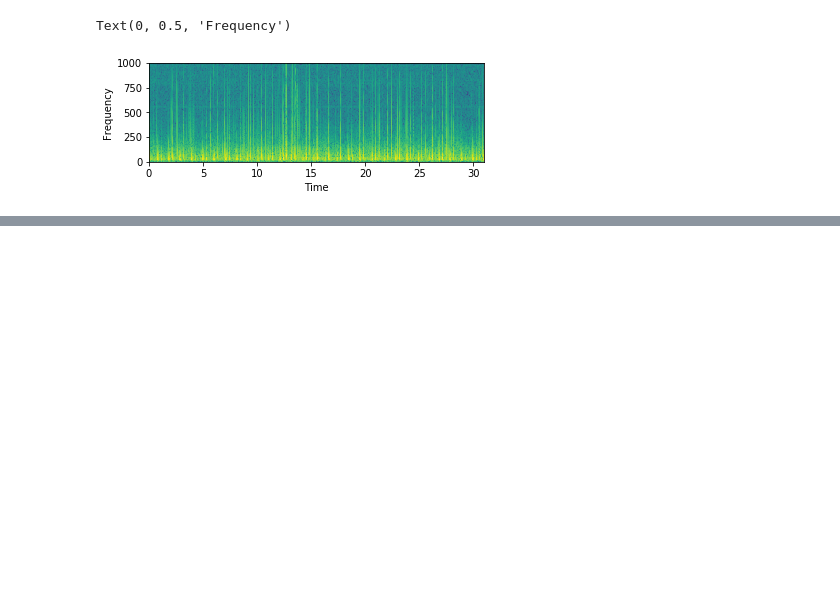
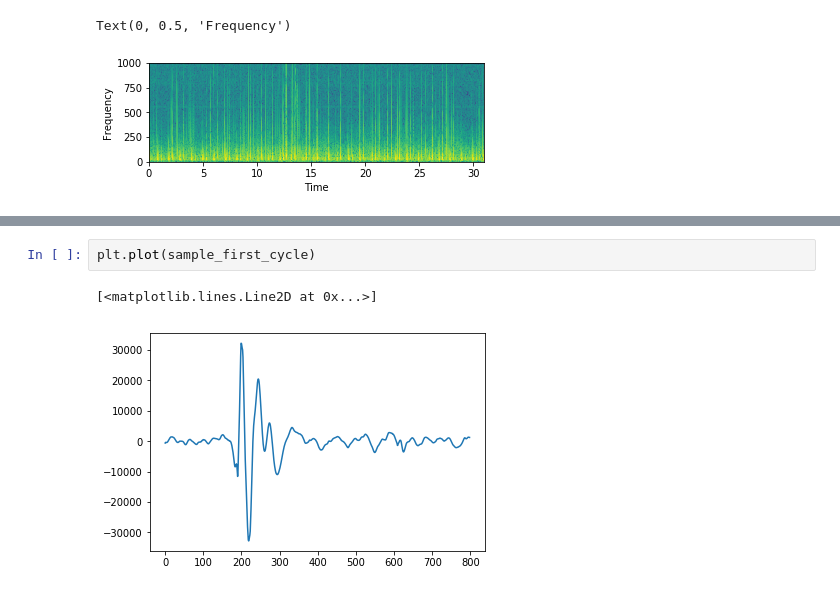
Before and after one commit to MohamedFawzy/ML-projects, a Jupyter notebook: source/heartbeats/Heartbeat-sounds.ipynb, the cells around one changed output, grey strips where cells are left out. Cells and saved outputs as stored; diff of their text form; blank space fills up the shorter version.

```diff
--- a/source/heartbeats/Heartbeat-sounds.ipynb
+++ b/source/heartbeats/Heartbeat-sounds.ipynb
@@ -67,0 +152,5 @@ Text(0, 0.5, 'Frequency')
+# %%
+plt.plot(sample_first_cycle)
+# %% [output]
+[<matplotlib.lines.Line2D at 0x...>]
+[figure, added]
```
Also changed, not shown: parts of 19 cells of this notebook.
